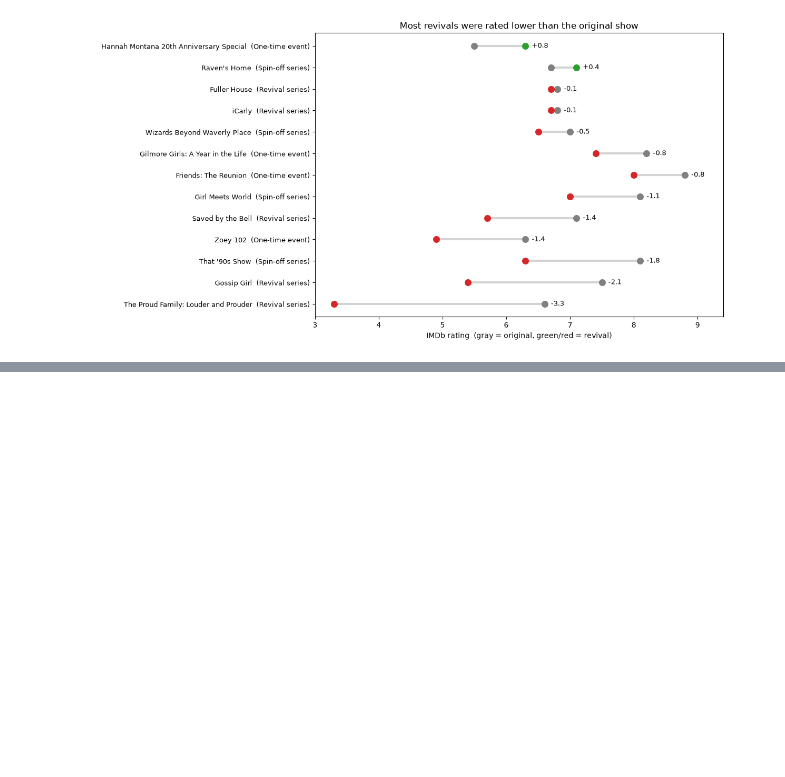
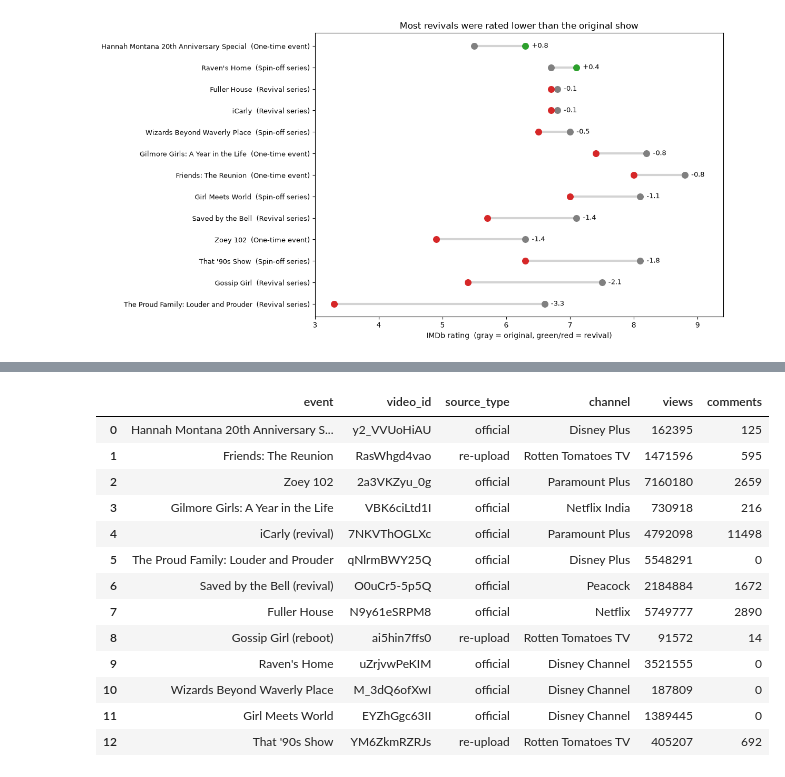
Before and after one commit to carolineromero19/nostalgia-revival-analysis, a Jupyter notebook: nostalgia_project.ipynb, the cells around one changed output, grey strips where cells are left out. Saved outputs shown, nothing was run; the diff lists cells and outputs as text; code cells hidden in the pictures; blank space fills up the shorter version.

```diff
--- a/nostalgia_project.ipynb
+++ b/nostalgia_project.ipynb
@@ -502,0 +646,43 @@ plt.show()
+# %%
+trailers = pd.DataFrame([
+    ("Hannah Montana 20th Anniversary Special", "y2_VVUoHiAU", "official"),
+    ("Friends: The Reunion",                    "RasWhgd4vao", "re-upload"),
+    ("Zoey 102",                                "2a3VKZyu_0g", "official"),
+    ("Gilmore Girls: A Year in the Life",       "VBK6ciLtd1I", "official"),
+    ("iCarly (revival)",                        "7NKVThOGLXc", "official"),
+    ("The Proud Family: Louder and Prouder",    "qNlrmBWY25Q", "official"),
+    ("Saved by the Bell (revival)",             "O0uCr5-5p5Q", "official"),
+    ("Fuller House",                            "N9y61eSRPM8", "official"),
+    ("Gossip Girl (reboot)",                    "ai5hin7ffs0", "re-upload"),
+    ("Raven's Home",                            "uZrjvwPeKIM", "official"),
+    ("Wizards Beyond Waverly Place",            "M_3dQ6ofXwI", "official"),
+    ("Girl Meets World",                        "EYZhGgc63II", "official"),
+    ("That '90s Show",                          "YM6ZkmRZRJs", "re-upload"),
+], columns=["event", "video_id", "source_type"])
+
+info = youtube.videos().list(part="snippet,statistics", id=",".join(trailers["video_id"])).execute()
+stats = {v["id"]: {"channel": v["snippet"]["channelTitle"],
+                   "views": int(v["statistics"].get("viewCount", 0)),
+                   "comments": int(v["statistics"]["commentCount"]) if "commentCount" in v["statistics"] else None}
+         for v in info["items"]}
+
+trailers["channel"] = trailers["video_id"].map(lambda i: stats.get(i, {}).get("channel"))
+trailers["views"] = trailers["video_id"].map(lambda i: stats.get(i, {}).get("views"))
+trailers["comments"] = trailers["video_id"].map(lambda i: stats.get(i, {}).get("comments"))
+trailers.to_csv("data/raw/trailers.csv", index=False)
+trailers
+# %% [output]
+|  | event | video_id | source_type | channel | views | comments |
+| 0 | Hannah Montana 20th Anniversary S... | y2_VVUoHiAU | official | Disney Plus | 162395 | 125 |
+| 1 | Friends: The Reunion | RasWhgd4vao | re-upload | Rotten Tomatoes TV | 1471596 | 595 |
+| 2 | Zoey 102 | 2a3VKZyu_0g | official | Paramount Plus | 7160180 | 2659 |
+| 3 | Gilmore Girls: A Year in the Life | VBK6ciLtd1I | official | Netflix India | 730918 | 216 |
+| 4 | iCarly (revival) | 7NKVThOGLXc | official | Paramount Plus | 4792098 | 11498 |
+| 5 | The Proud Family: Louder and Prouder | qNlrmBWY25Q | official | Disney Plus | 5548291 | 0 |
+| 6 | Saved by the Bell (revival) | O0uCr5-5p5Q | official | Peacock | 2184884 | 1672 |
+| 7 | Fuller House | N9y61eSRPM8 | official | Netflix | 5749777 | 2890 |
+| 8 | Gossip Girl (reboot) | ai5hin7ffs0 | re-upload | Rotten Tomatoes TV | 91572 | 14 |
+| 9 | Raven's Home | uZrjvwPeKIM | official | Disney Channel | 3521555 | 0 |
+| 10 | Wizards Beyond Waverly Place | M_3dQ6ofXwI | official | Disney Channel | 187809 | 0 |
+| 11 | Girl Meets World | EYZhGgc63II | official | Disney Channel | 1389445 | 0 |
+| 12 | That '90s Show | YM6ZkmRZRJs | re-upload | Rotten Tomatoes TV | 405207 | 692 |
```
Also changed, not shown: parts of 14 cells of this notebook, 7 other files.
